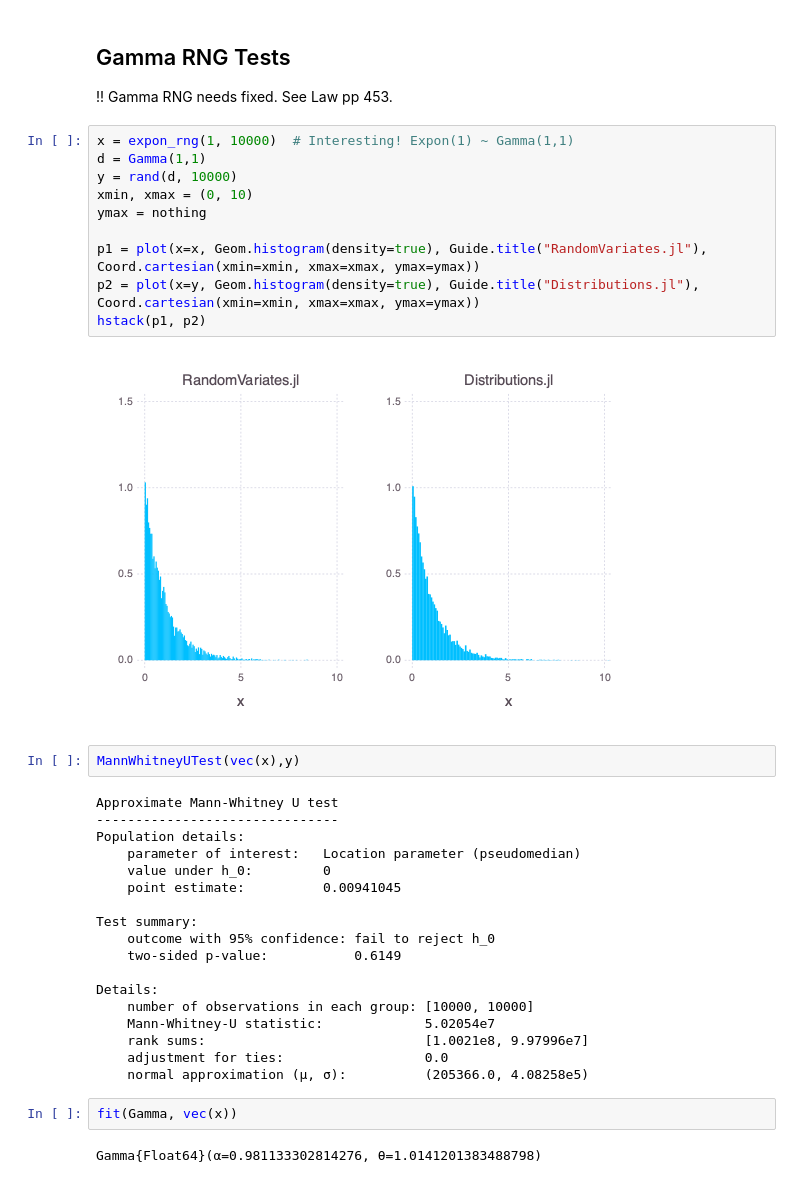
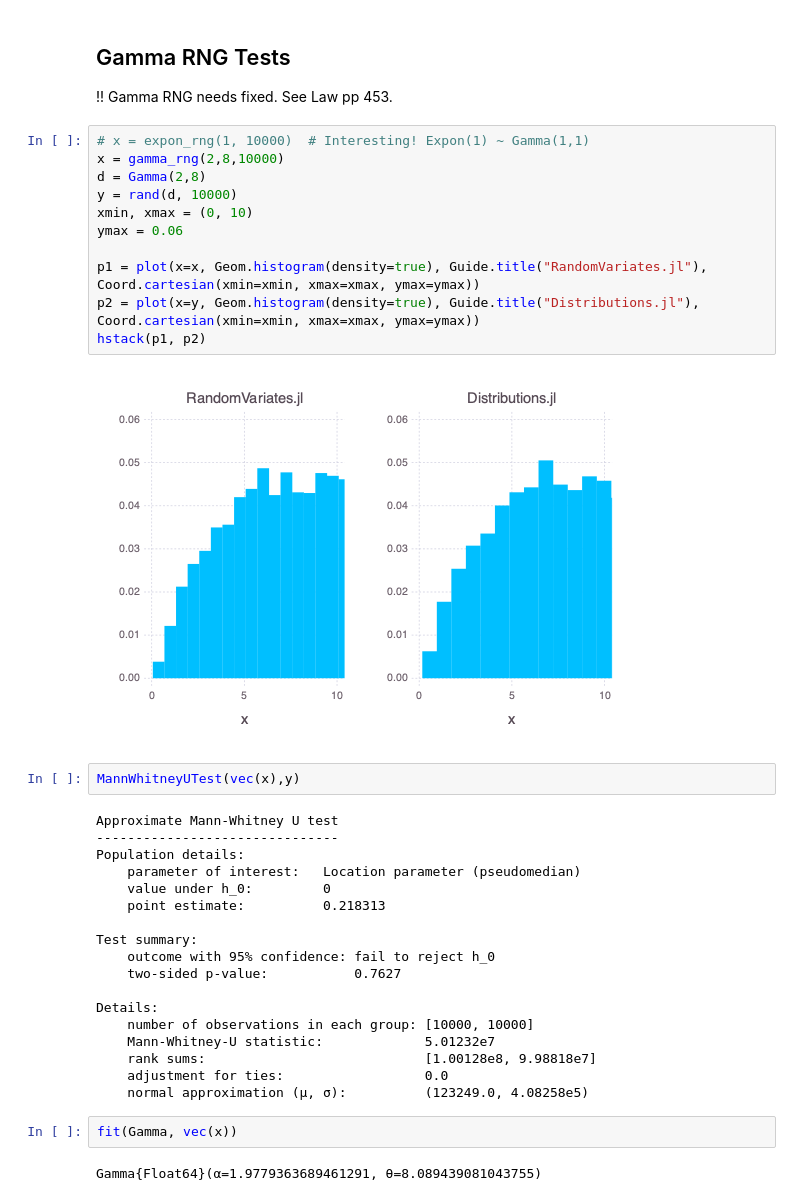
Before and after one commit to chris-santiago/RandomVariates.jl, a Jupyter notebook: notebooks/tests.ipynb, the cells around one changed output. Cells and saved outputs as stored; diff of their text form.

Commit message:
fix gamma rng

```diff
--- a/notebooks/tests.ipynb
+++ b/notebooks/tests.ipynb
@@ -254,17 +254,18 @@ Binomial{Float64}(n=7, p=0.4004714285714286)
 
 !! Gamma RNG needs fixed. See Law pp 453.
 # %%
-x = expon_rng(1, 10000)  # Interesting! Expon(1) ~ Gamma(1,1)
-d = Gamma(1,1)
+# x = expon_rng(1, 10000)  # Interesting! Expon(1) ~ Gamma(1,1)
+x = gamma_rng(2,8,10000)
+d = Gamma(2,8)
 y = rand(d, 10000)
 xmin, xmax = (0, 10)
-ymax = nothing
+ymax = 0.06
 
 p1 = plot(x=x, Geom.histogram(density=true), Guide.title("RandomVariates.jl"), Coord.cartesian(xmin=xmin, xmax=xmax, ymax=ymax))
 p2 = plot(x=y, Geom.histogram(density=true), Guide.title("Distributions.jl"), Coord.cartesian(xmin=xmin, xmax=xmax, ymax=ymax))
 hstack(p1, p2)
 # %% [output]
-[figure, old version]
+[figure, new version]
 # %%
 MannWhitneyUTest(vec(x),y)
 # %% [output]
@@ -273,19 +274,19 @@ Approximate Mann-Whitney U test
 Population details:
     parameter of interest:   Location parameter (pseudomedian)
     value under h_0:         0
-    point estimate:          0.00941045
+    point estimate:          0.218313
 
 Test summary:
     outcome with 95% confidence: fail to reject h_0
-    two-sided p-value:           0.6149
+    two-sided p-value:           0.7627
 
 Details:
     number of observations in each group: [10000, 10000]
-    Mann-Whitney-U statistic:             5.02054e7
-    rank sums:                            [1.0021e8, 9.97996e7]
+    Mann-Whitney-U statistic:             5.01232e7
+    rank sums:                            [1.00128e8, 9.98818e7]
     adjustment for ties:                  0.0
-    normal approximation (μ, σ):          (205366.0, 4.08258e5)
+    normal approximation (μ, σ):          (123249.0, 4.08258e5)
 # %%
 fit(Gamma, vec(x))
 # %% [output]
-Gamma{Float64}(α=0.981133302814276, θ=1.0141201383488798)
+Gamma{Float64}(α=1.9779363689461291, θ=8.089439081043755)
```
Also changed, not shown: parts of 1 cell of this notebook, 1 other file.
